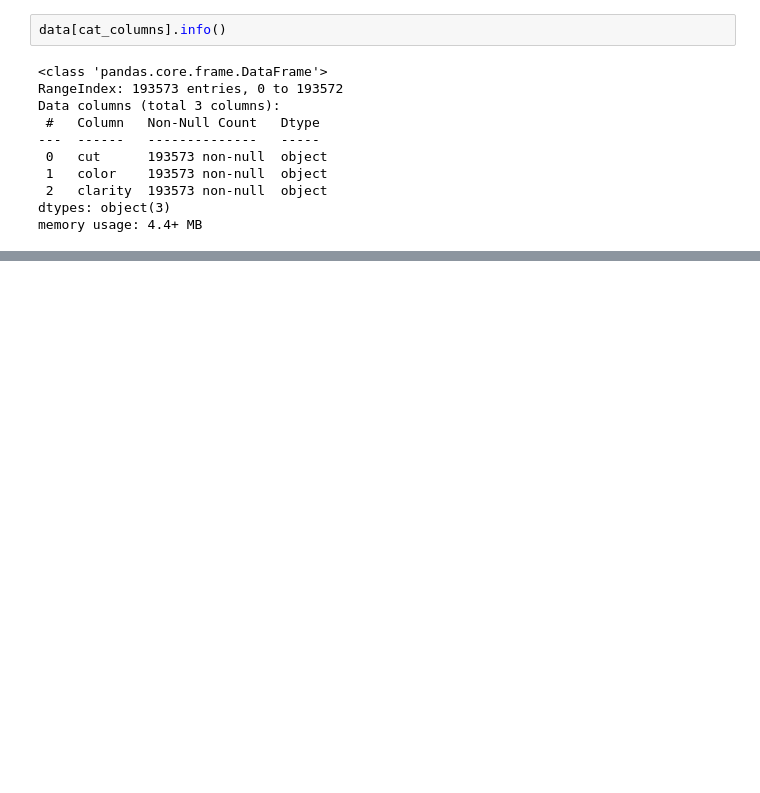
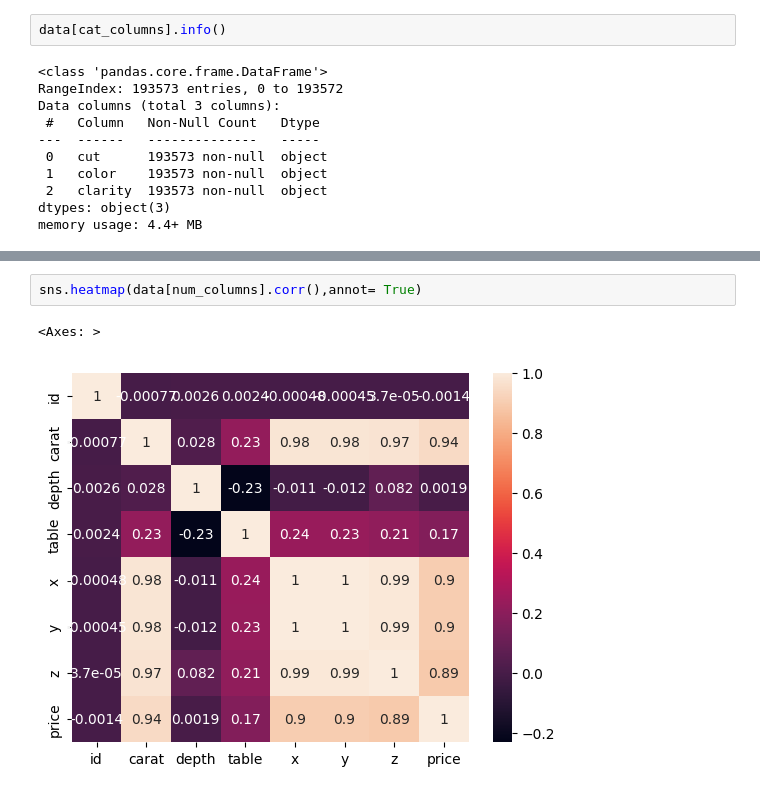
Before and after one commit to Nithin8919/Mlops-project-1, a Jupyter notebook: experiment/experiments.ipynb, the cells around one changed output, grey strips where cells are left out. Drawn from its saved outputs; the diff is of its cells as text; blank space fills up the shorter version.

```diff
--- a/experiment/experiments.ipynb
+++ b/experiment/experiments.ipynb
@@ -127,0 +178,5 @@ memory usage: 4.4+ MB
+# %%
+sns.heatmap(data[num_columns].corr(),annot= True)
+# %% [output]
+<Axes: >
+[figure, added]
```
Also changed, not shown: parts of 29 cells of this notebook, 1 other file.
